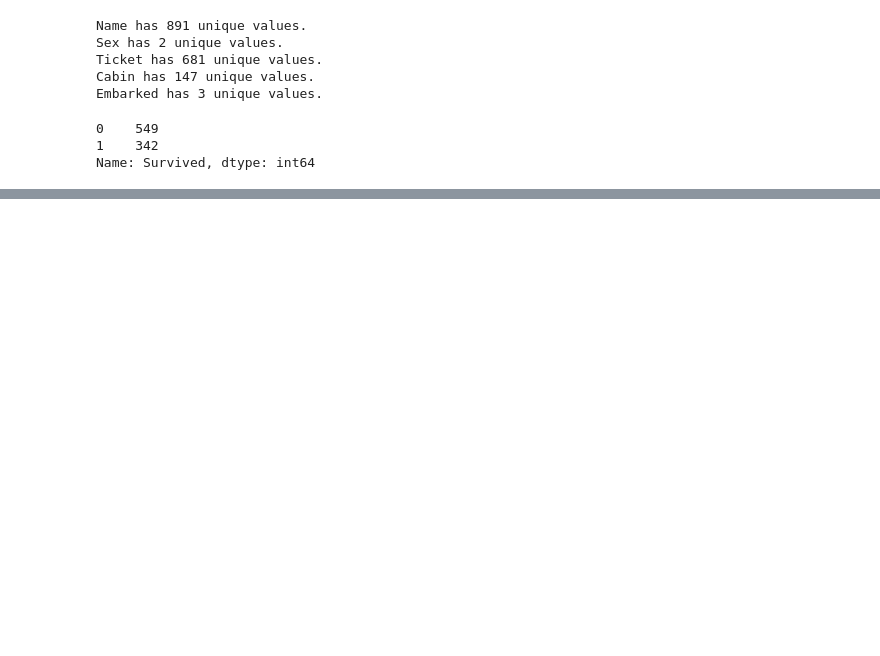
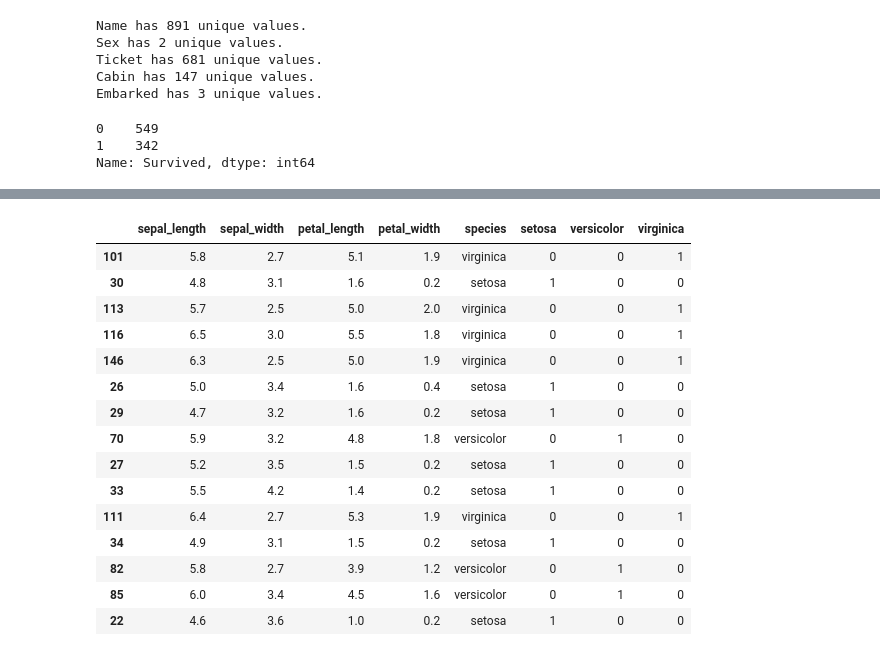
Before and after one commit to Jgardin875/classification-exercises, a Jupyter notebook: classification_exercises.ipynb, the cells around one changed output, grey strips where cells are left out. Cells and saved outputs as stored; diff of their text form; code cells hidden in the pictures; blank space fills up the shorter version.

Commit message:
updated class_ex, added acquire.py and prepare.py

```diff
--- a/classification_exercises.ipynb
+++ b/classification_exercises.ipynb
@@ -445,0 +402,2 @@ Name: Survived, dtype: int64
+# %%
+iris = acquire.get_iris_data()
@@ -445,0 +417,2 @@ Name: Survived, dtype: int64
+# %%
+iris =  iris.drop(columns = ['species_id', 'measurement_id', 'Unnamed: 0'])
@@ -445,0 +443,5 @@ Name: Survived, dtype: int64
+# %%
+iris.rename(columns={"species_name": "species"}, inplace = True)
+# %%
+dummy_iris = pd.get_dummies(iris['species'], dummy_na= False)
+dummy_iris.head()
@@ -445,0 +455,20 @@ Name: Survived, dtype: int64
+# %%
+iris = pd.concat([iris, dummy_iris], axis=1)
+iris.sample(15)
+# %% [output]
+|  | sepal_length | sepal_width | petal_length | petal_width | species | setosa | versicolor | virginica |
+| 101 | 5.8 | 2.7 | 5.1 | 1.9 | virginica | 0 | 0 | 1 |
+| 30 | 4.8 | 3.1 | 1.6 | 0.2 | setosa | 1 | 0 | 0 |
+| 113 | 5.7 | 2.5 | 5.0 | 2.0 | virginica | 0 | 0 | 1 |
+| 116 | 6.5 | 3.0 | 5.5 | 1.8 | virginica | 0 | 0 | 1 |
+| 146 | 6.3 | 2.5 | 5.0 | 1.9 | virginica | 0 | 0 | 1 |
+| 26 | 5.0 | 3.4 | 1.6 | 0.4 | setosa | 1 | 0 | 0 |
+| 29 | 4.7 | 3.2 | 1.6 | 0.2 | setosa | 1 | 0 | 0 |
+| 70 | 5.9 | 3.2 | 4.8 | 1.8 | versicolor | 0 | 1 | 0 |
+| 27 | 5.2 | 3.5 | 1.5 | 0.2 | setosa | 1 | 0 | 0 |
+| 33 | 5.5 | 4.2 | 1.4 | 0.2 | setosa | 1 | 0 | 0 |
+| 111 | 6.4 | 2.7 | 5.3 | 1.9 | virginica | 0 | 0 | 1 |
+| 34 | 4.9 | 3.1 | 1.5 | 0.2 | setosa | 1 | 0 | 0 |
+| 82 | 5.8 | 2.7 | 3.9 | 1.2 | versicolor | 0 | 1 | 0 |
+| 85 | 6.0 | 3.4 | 4.5 | 1.6 | versicolor | 0 | 1 | 0 |
+| 22 | 4.6 | 3.6 | 1.0 | 0.2 | setosa | 1 | 0 | 0 |
```
Also changed, not shown: parts of 40 cells of this notebook, 2 other files.
